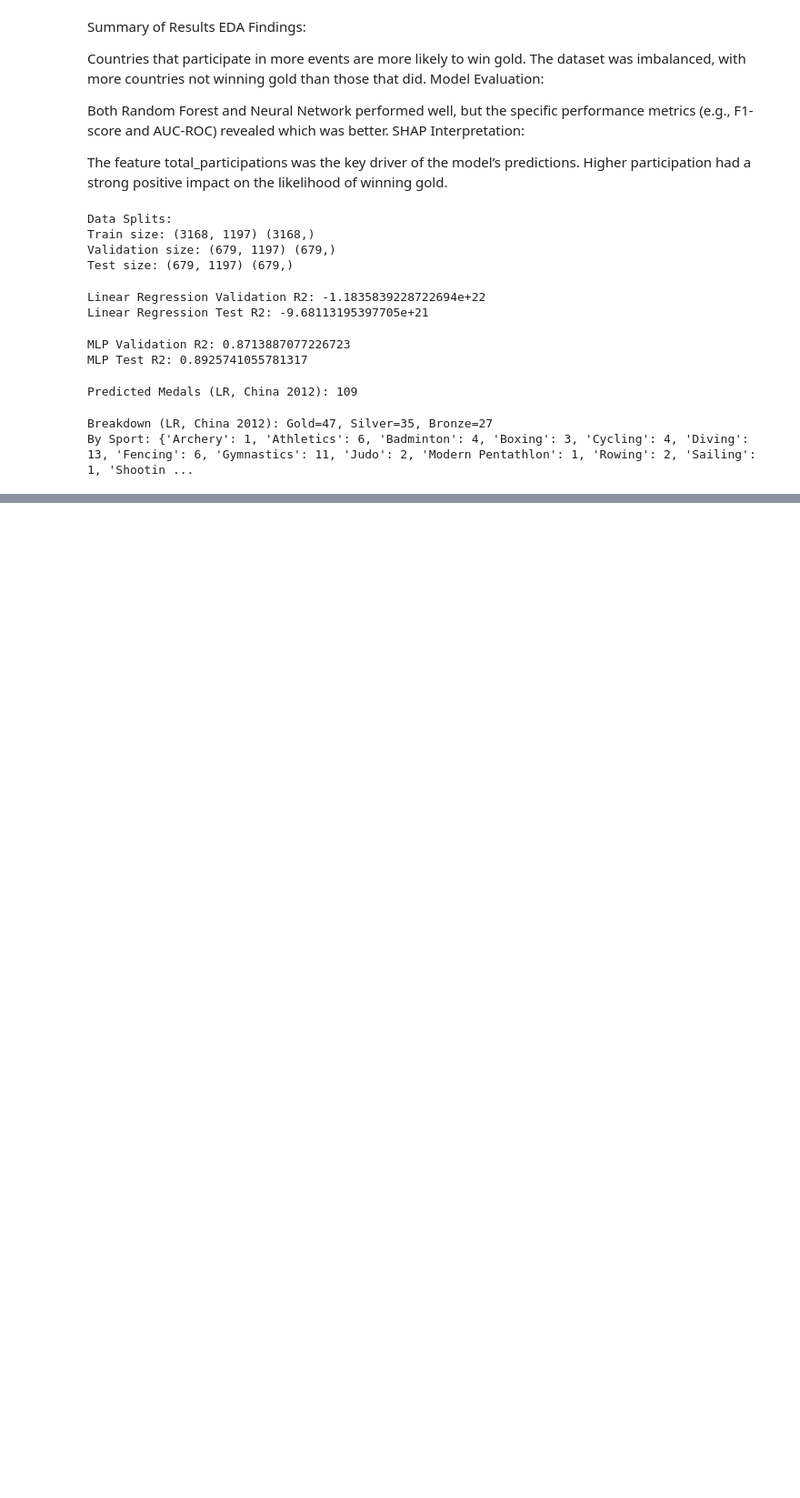
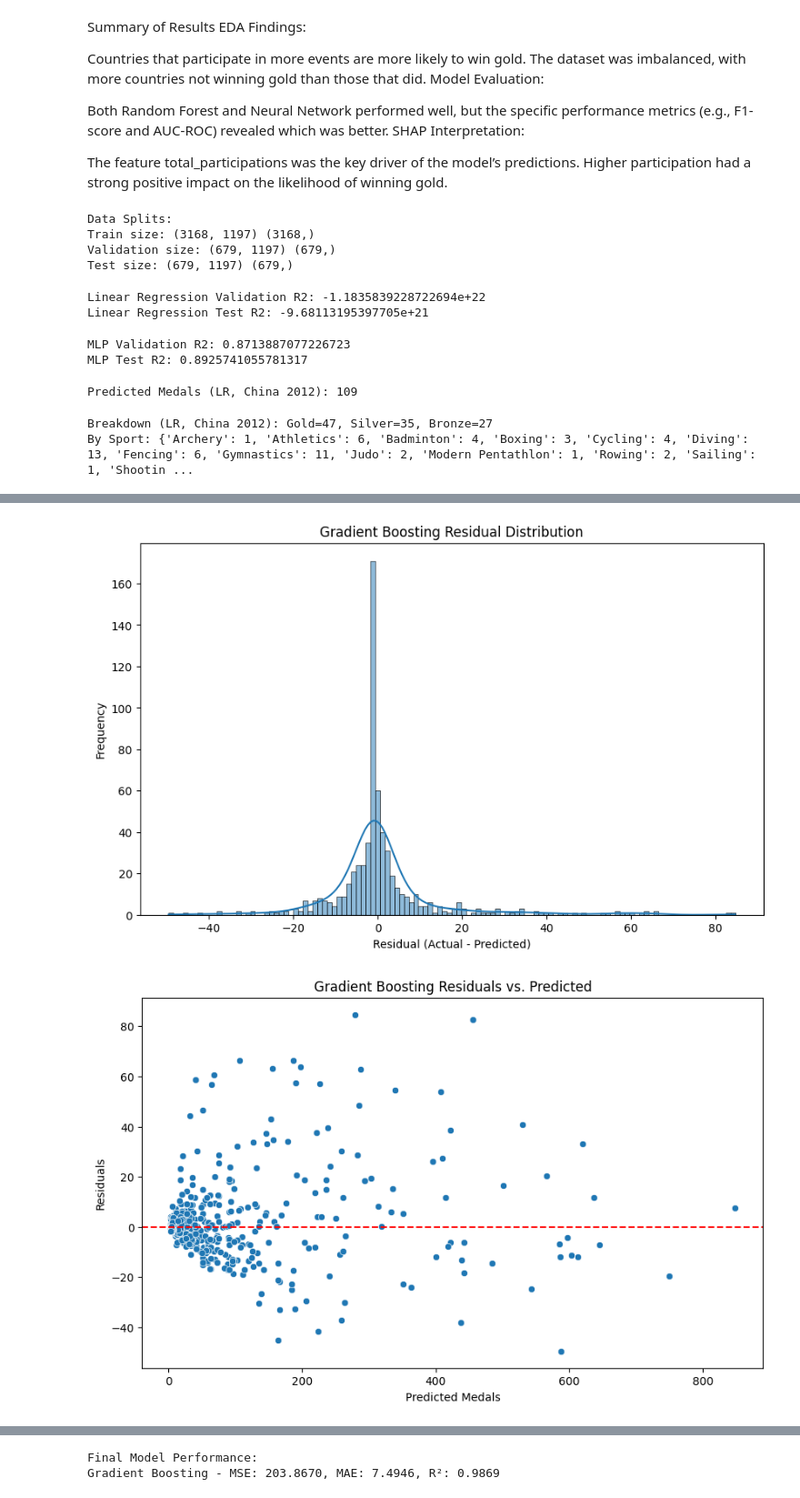
Before and after one commit to tabrezdn1/olympics-medal-prediction, a Jupyter notebook: main.ipynb, the cells around one changed output, grey strips where cells are left out. Shown at 91% size. Cells and saved outputs as stored; diff of their text form; code cells hidden in the pictures; blank space fills up the shorter version.

Commit message:
regression model changes

```diff
--- a/main.ipynb
+++ b/main.ipynb
@@ -1687,0 +1696,14 @@ By Sport: {'Archery': 1, 'Athletics': 6, 'Badminton': 4, 'Boxing': 3, 'Cycling':
+# %%
+# Step 1: Load the Data
+# ---------------------------------------------------------------
+df = pd.read_csv("olympics_dataset.csv")
+
+# Step 2: Initial Data Exploration
+# ---------------------------------------------------------------
+print("Data Shape:", df.shape)
+print(df.head())
+df.info()
+
+# Step 3: Data Cleaning
+# ---------------------------------------------------------------
+df['Medal'] = df['Medal'].fillna('No Medal')
@@ -1687,0 +1880,41 @@ By Sport: {'Archery': 1, 'Athletics': 6, 'Badminton': 4, 'Boxing': 3, 'Cycling':
+# %%
+# Step 10: Residual Analysis
+# ---------------------------------------------------------------
+y_pred = final_model.predict(X_test)
+residuals = y_test - y_pred
+
+plt.figure(figsize=(10,6))
+sns.histplot(residuals, kde=True)
+plt.title(f"{model_name} Residual Distribution")
+plt.xlabel("Residual (Actual - Predicted)")
+plt.ylabel("Frequency")
+plt.show()
+
+plt.figure(figsize=(10,6))
+sns.scatterplot(x=y_pred, y=residuals)
+plt.axhline(y=0, color='r', linestyle='--')
+plt.title(f"{model_name} Residuals vs. Predicted")
+plt.xlabel("Predicted Medals")
+plt.ylabel("Residuals")
+plt.show()
+
+# Step 11: SHAP Analysis
+# ---------------------------------------------------------------
+# SHAP for Tree-based Models
+explainer = shap.TreeExplainer(final_model)
+shap_values = explainer.shap_values(X_test)
+
+# SHAP Summary Plot
+shap.summary_plot(shap_values, X_test, feature_names=features)
+
+# Bar Plot of Mean |SHAP| values
+shap.summary_plot(shap_values, X_test, plot_type='bar', feature_names=features)
+
+# Step 12: Results
+# ---------------------------------------------------------------
+final_mse, final_mae, final_r2 = evaluate_model(final_model, X_test, y_test)
+print("Final Model Performance:")
+print(f"{model_name} - MSE: {final_mse:.4f}, MAE: {final_mae:.4f}, R²: {final_r2:.4f}")
+# %% [output]
+[figure, added]
+[figure, added]
@@ -1687,0 +1923,2 @@ By Sport: {'Archery': 1, 'Athletics': 6, 'Badminton': 4, 'Boxing': 3, 'Cycling':
+Final Model Performance:
+Gradient Boosting - MSE: 203.8670, MAE: 7.4946, R²: 0.9869
```
Also changed, not shown: parts of 6 cells of this notebook.
